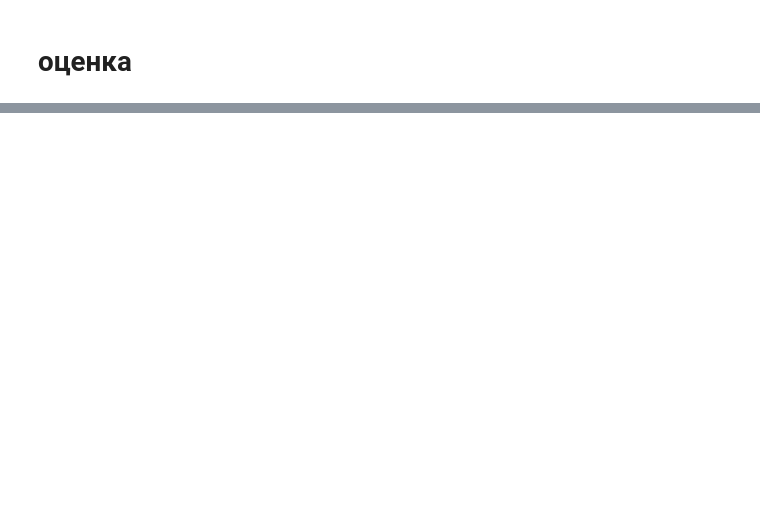
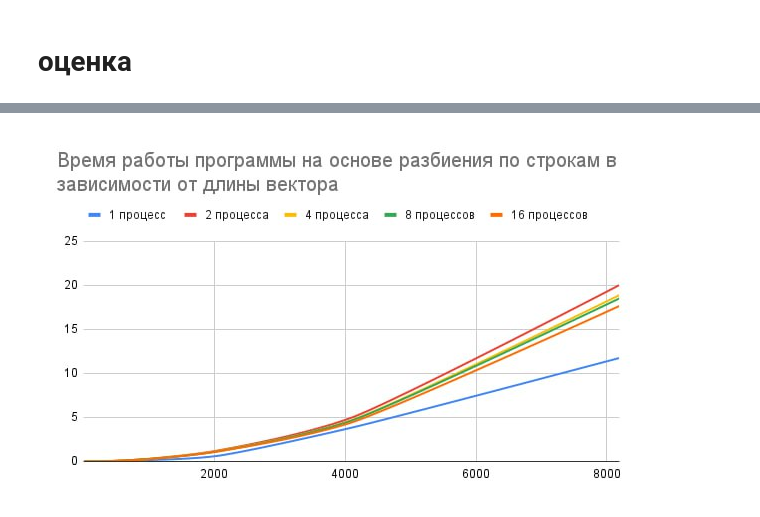
Before and after one commit to yualapshina/distrib-lab2, a Jupyter notebook: distrib_lab2_env.ipynb, the cells around one changed output, grey strips where cells are left out. Cells and saved outputs as stored; diff of their text form; code cells hidden in the pictures; blank space fills up the shorter version.

```diff
--- a/distrib_lab2_env.ipynb
+++ b/distrib_lab2_env.ipynb
@@ -80,0 +92,4 @@ Result: 2717.00 2981.00 2222.00
+# %%
+Image('distrib-lab2/pictures/timing_rows.jpg')
+# %% [output]
+[figure, added]
```
Also changed, not shown: parts of 22 cells of this notebook.
